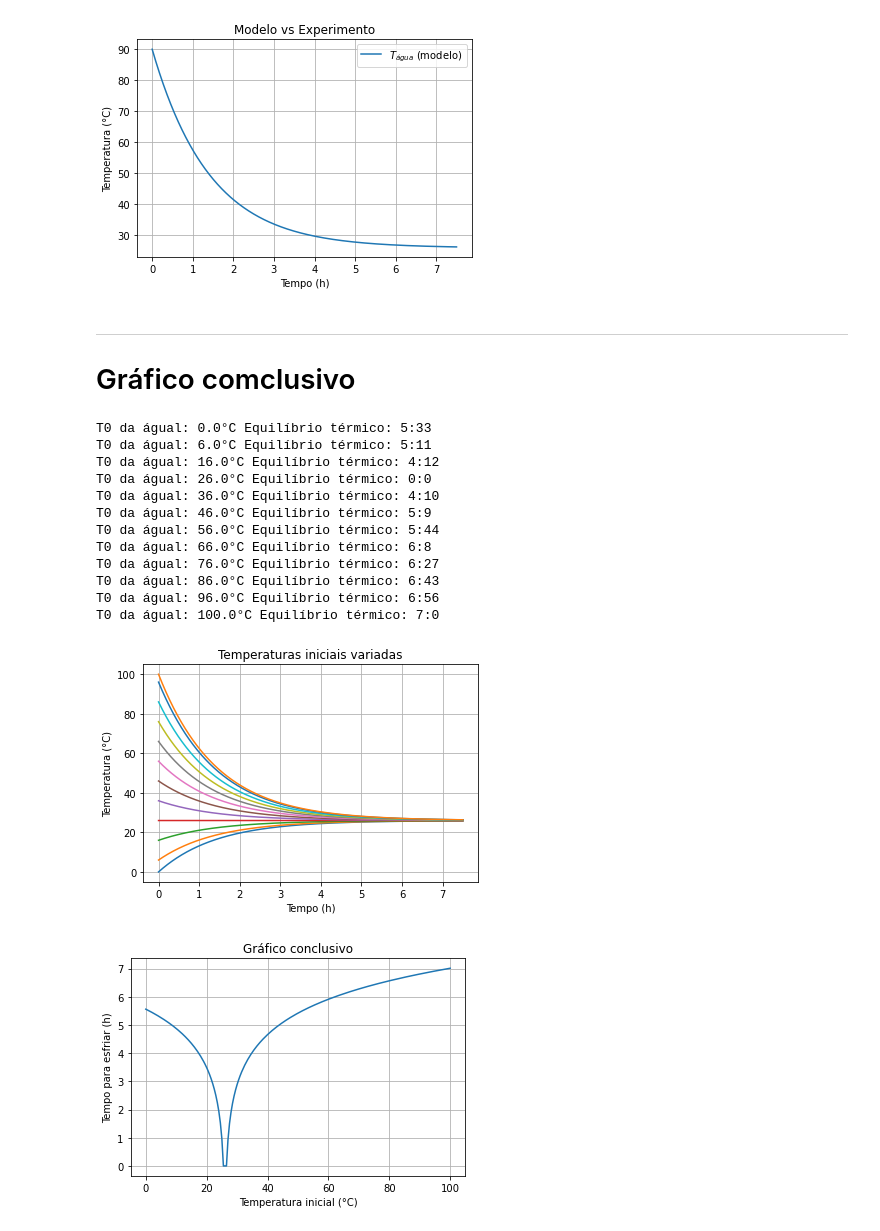
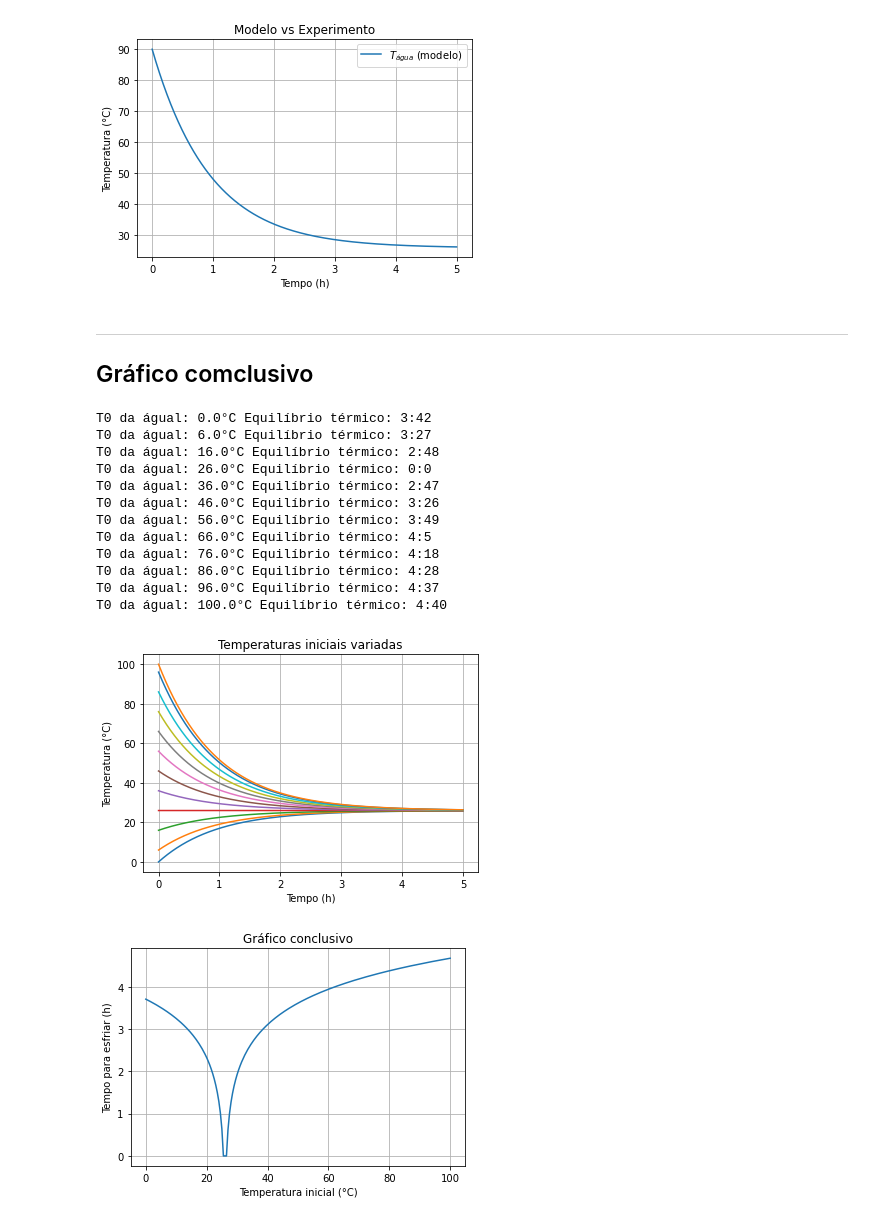
Before and after one commit to pedroivoal/Modsim-P2, a Jupyter notebook: jup.ipynb, the cells around one changed output. Cells and saved outputs as stored; diff of their text form; code cells hidden in the pictures.

Commit message:
gráficos para apresentação

```diff
--- a/jup.ipynb
+++ b/jup.ipynb
@@ -40,8 +44,8 @@ c_copo = 840                            # Copo (vidro)
 k_copo = 1.05                           # Copo (vidro)
 
 # Coeficientes de transferência convectiva (W/(m2.K))
-ha = 10                                 # Água ➞ ar
-hc = 7                                  # Copo ➞ ar
+ha = 15                                 # Água ➞ ar
+hc = 12                                 # Copo ➞ ar
 
 #Temperaturas (K)
 T_ar = 26+273.15                        # Ambiente
@@ -102,6 +107,6 @@ def modelo(x, lista_t_h):
 # %%
 
-lista_t_s = np.arange(0, 3600 * 7.5, 1)  # tempo (s)
+lista_t_s = np.arange(0, 3600 * 5, 1)  # tempo (s)
 lista_t_h = lista_t_s/3600               # tempo (h)
 
 x0 = [T_agua, T_copo]                    # temperatura (K)
@@ -111,6 +116,7 @@ lista_x = odeint(modelo, x0, lista_t_h)  # temperaturas (K)
 lista_Ta = lista_x[:,0]-273.15           # temperaturas (°C)
 lista_Tc = lista_x[:,1]-273.15           # temperaturas (°C)
 
+validação, ax = plt.subplots()
 plt.plot(lista_t_h, lista_Ta, label = '$T_{água}$ (modelo)')
 # plt.plot(lista_t_h, lista_Tc, label = '$T_{copo}$ (modelo)')
 # plt.plot(lista_t_h, experimento, label = '$T_{água}$ (experimento)', 'ro')
@@ -121,9 +127,10 @@ plt.ylabel('Temperatura (°C)')
 plt.legend()
 plt.grid(True)
 plt.show()
+validação.savefig('Validação.png',  format = 'png', dpi = 1200)
 # %% [output]
-[figure, old version]
+[figure, new version]
 # %% [markdown]
 ----
-# Gráfico comclusivo
+## Gráfico comclusivo
 # %%
@@ -143,6 +150,7 @@ def T_equilibrio(lista_Ta, lista_t_h):
 
 lista_t_equilibrio = []
 lista_Ti_agua = np.arange(0+273.15, 100.1+273.15, 0.5)
+arcoiris, ax = plt.subplots()
 
 i = 0
 for Ti_agua in lista_Ti_agua:
@@ -150,45 +158,51 @@ for Ti_agua in lista_Ti_agua:
     x = [Ti_agua, Ti_copo]
     lista_x = odeint(modelo, x, lista_t_h)
     lista_Ta = lista_x[:,0]-273.15
     lista_t_equilibrio.append(T_equilibrio(lista_Ta, lista_t_h))
 
     # plota gráfico de esfriamento ou aquecimento da água em 12 diferentes temp. iniciais
     if (i-12)%20 == 0 or i == 0 or i == 200:
         T = (0.5*i)
         t = T_equilibrio(lista_Ta, lista_t_h)
         h = int(t)
         min = int((t -  h)*60)
         print('T0 da águal: {}°C Equilíbrio térmico: {}:{}'.format(T, h, min))
+
         plt.plot(lista_t_h, lista_Ta)
+
     i += 1
+
 
 plt.title('Temperaturas iniciais variadas')
 plt.xlabel('Tempo (h)')
 plt.ylabel('Temperatura (°C)')
 plt.grid(True)
 plt.show()
+arcoiris.savefig('Arco íris.png',  format = 'png', dpi = 1200)
 
+conclusivo, ax = plt.subplots()
 # plota gráfico conclusivo
 plt.plot((lista_Ti_agua-273.15), lista_t_equilibrio)
 plt.title('Gráfico conclusivo')
 plt.xlabel('Temperatura inicial (°C)')
 plt.ylabel('Tempo para esfriar (h)')
 plt.grid(True)
 plt.show()
+conclusivo.savefig('Conclusivo.png',  format = 'png', dpi = 1200)
 # %% [output]
-T0 da águal: 0.0°C Equilíbrio térmico: 5:33
-T0 da águal: 6.0°C Equilíbrio térmico: 5:11
-T0 da águal: 16.0°C Equilíbrio térmico: 4:12
+T0 da águal: 0.0°C Equilíbrio térmico: 3:42
+T0 da águal: 6.0°C Equilíbrio térmico: 3:27
+T0 da águal: 16.0°C Equilíbrio térmico: 2:48
 T0 da águal: 26.0°C Equilíbrio térmico: 0:0
-T0 da águal: 36.0°C Equilíbrio térmico: 4:10
-T0 da águal: 46.0°C Equilíbrio térmico: 5:9
-T0 da águal: 56.0°C Equilíbrio térmico: 5:44
-T0 da águal: 66.0°C Equilíbrio térmico: 6:8
-T0 da águal: 76.0°C Equilíbrio térmico: 6:27
-T0 da águal: 86.0°C Equilíbrio térmico: 6:43
-T0 da águal: 96.0°C Equilíbrio térmico: 6:56
-T0 da águal: 100.0°C Equilíbrio térmico: 7:0
+T0 da águal: 36.0°C Equilíbrio térmico: 2:47
+T0 da águal: 46.0°C Equilíbrio térmico: 3:26
+T0 da águal: 56.0°C Equilíbrio térmico: 3:49
+T0 da águal: 66.0°C Equilíbrio térmico: 4:5
+T0 da águal: 76.0°C Equilíbrio térmico: 4:18
+T0 da águal: 86.0°C Equilíbrio térmico: 4:28
+T0 da águal: 96.0°C Equilíbrio térmico: 4:37
+T0 da águal: 100.0°C Equilíbrio térmico: 4:40
-[figure, old version]
+[figure, new version]
-[figure, old version]
+[figure, new version]
 # %% [markdown]
 ----
```
Also changed, not shown: parts of 14 cells of this notebook, 3 other files.
